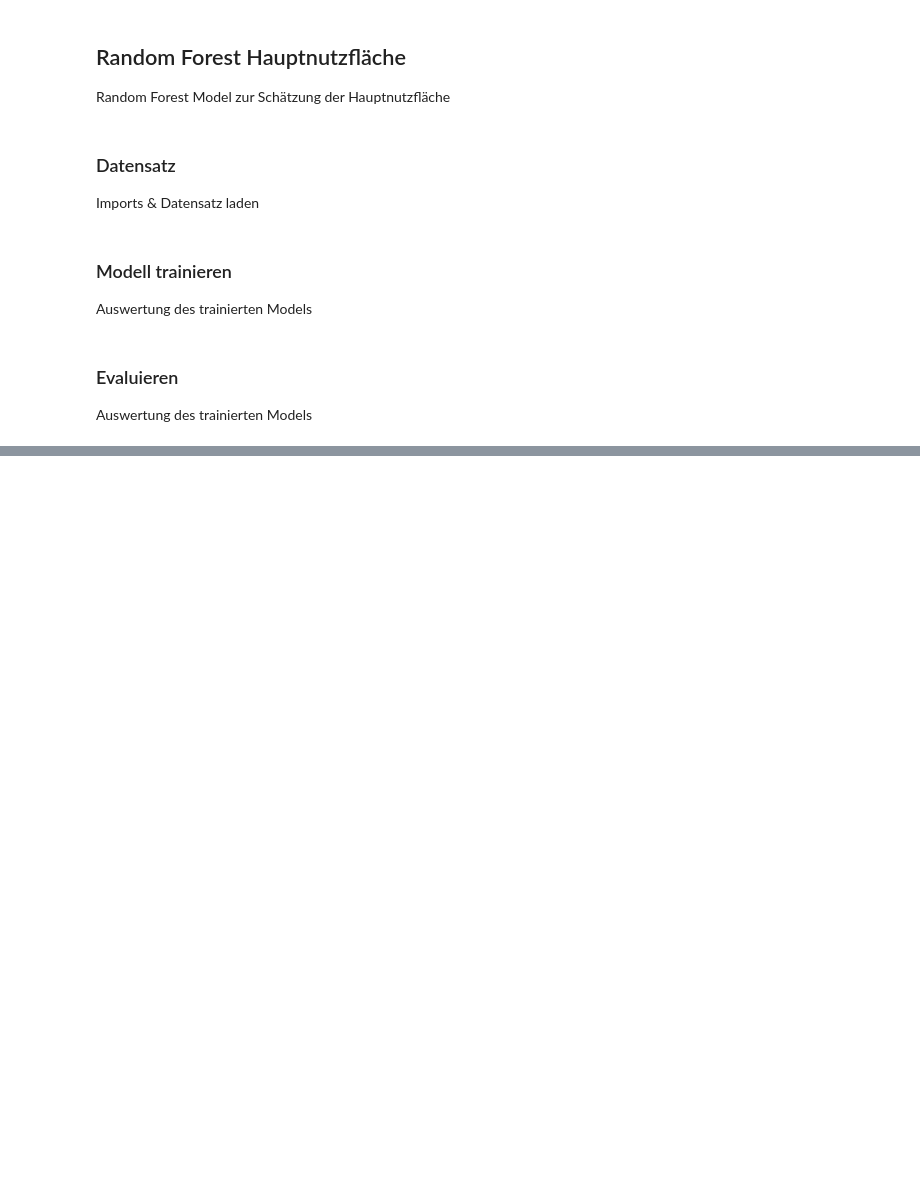
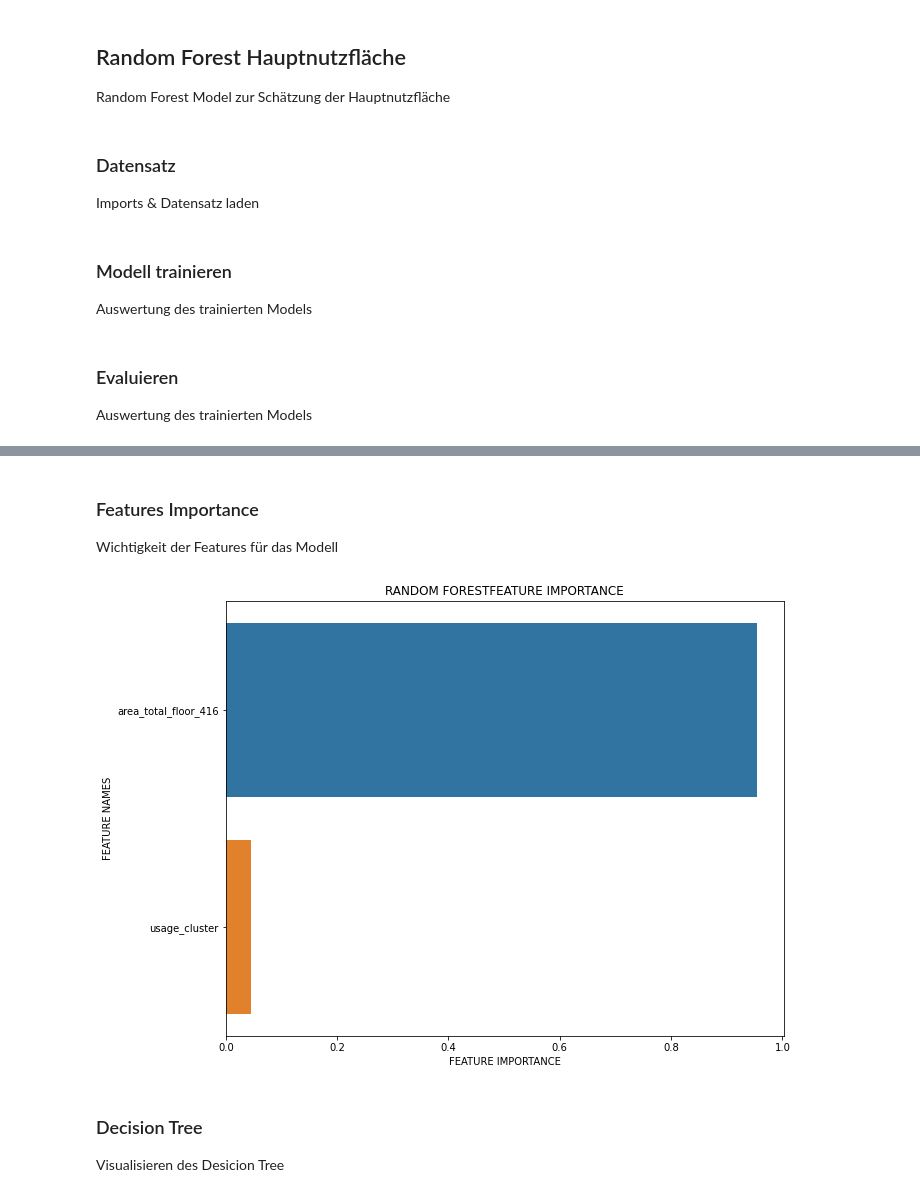
Before and after one commit to FHNW-RW/ip5-metriken-bauwesen, a Jupyter notebook: src/random_forest_hnf.ipynb, the cells around one changed output, grey strips where cells are left out. Drawn from its saved outputs; the diff is of its cells as text; code cells hidden in the pictures; blank space fills up the shorter version.

Commit message:
- added gradient boosting model - visualize feature relevance

```diff
--- a/src/random_forest_hnf.ipynb
+++ b/src/random_forest_hnf.ipynb
@@ -48,0 +50,10 @@ Max error:  7843
+# %% [markdown]
+### Features Importance
+Wichtigkeit der Features für das Modell
+# %%
+charts.plot_feature_importance(model.feature_importances_,X_train.columns,'RANDOM FOREST')
+# %% [output]
+[figure, added]
+# %% [markdown]
+### Decision Tree
+Visualisieren des Desicion Tree
```
Also changed, not shown: parts of 4 cells of this notebook, 6 other files.
